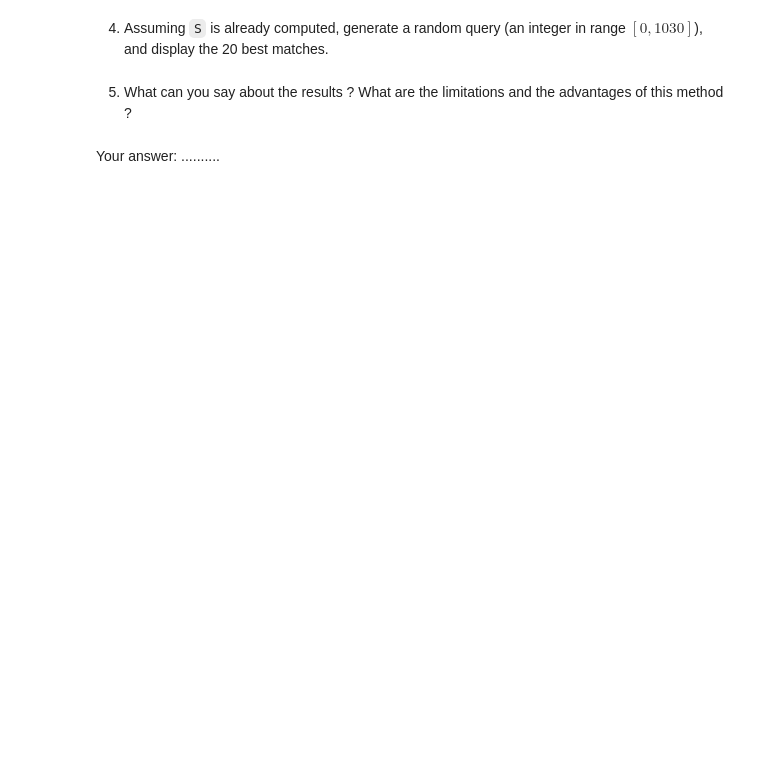
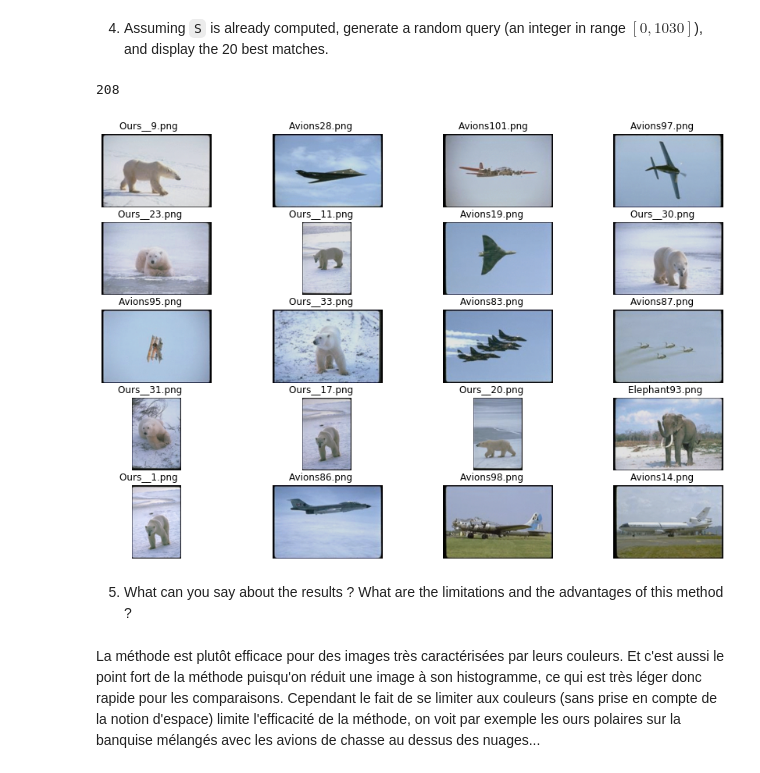
Before and after one commit to LUKALAVAL/BIMA, a Jupyter notebook: TME7/TME7.ipynb, the cells around one changed output. Cells and saved outputs as stored; diff of their text form; code cells hidden in the pictures; blank space fills up the shorter version.

```diff
--- a/TME7/TME7.ipynb
+++ b/TME7/TME7.ipynb
@@ -419,4 +383,12 @@ import random
+# %%
+import random
+index = random.randint(0,len(listImage)-1)
+print(index)
+display20bestMatches(S, index)
+# %% [output]
+208
+[figure, added]
 # %% [markdown]
 5. What can you say about the results ? What are the limitations and the advantages of this method ?
-# %% [markdown]
-Your answer: ..........
+# %% [markdown]
+La méthode est plutôt efficace pour des images très caractérisées par leurs couleurs. Et c'est aussi le point fort de la méthode puisqu'on réduit une image à son histogramme, ce qui est très léger donc rapide pour les comparaisons. Cependant le fait de se limiter aux couleurs (sans prise en compte de la notion d'espace) limite l'efficacité de la méthode, on voit par exemple les ours polaires sur la banquise mélangés avec les avions de chasse au dessus des nuages...
```
Also changed, not shown: parts of 12 cells of this notebook, 1 other file.
